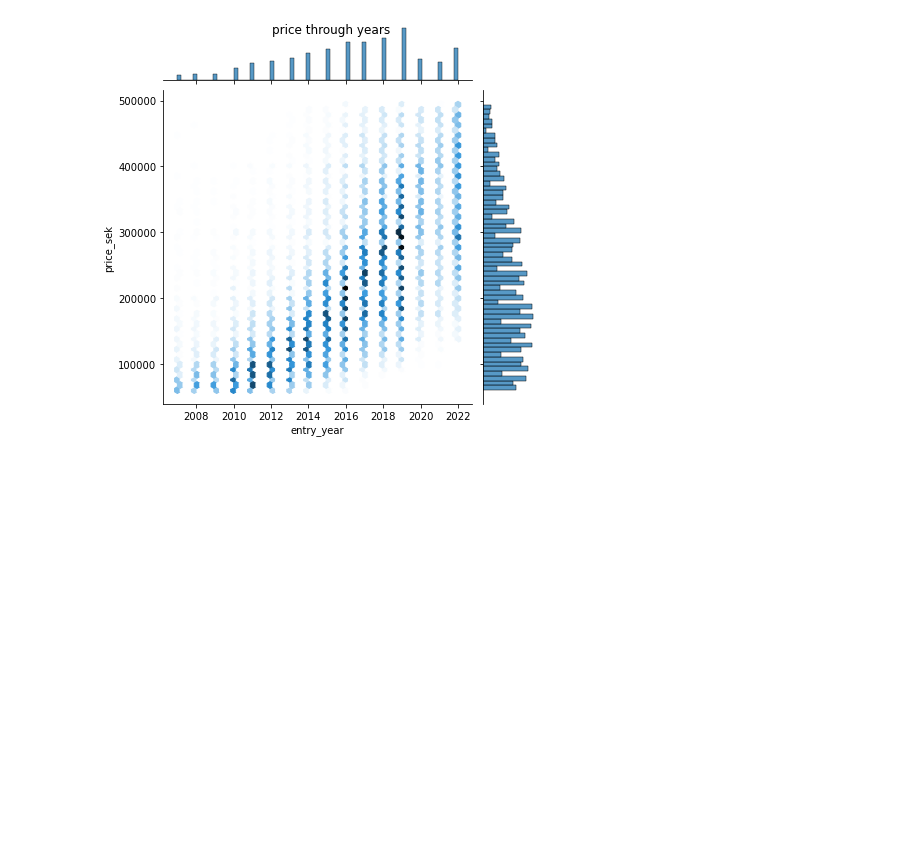
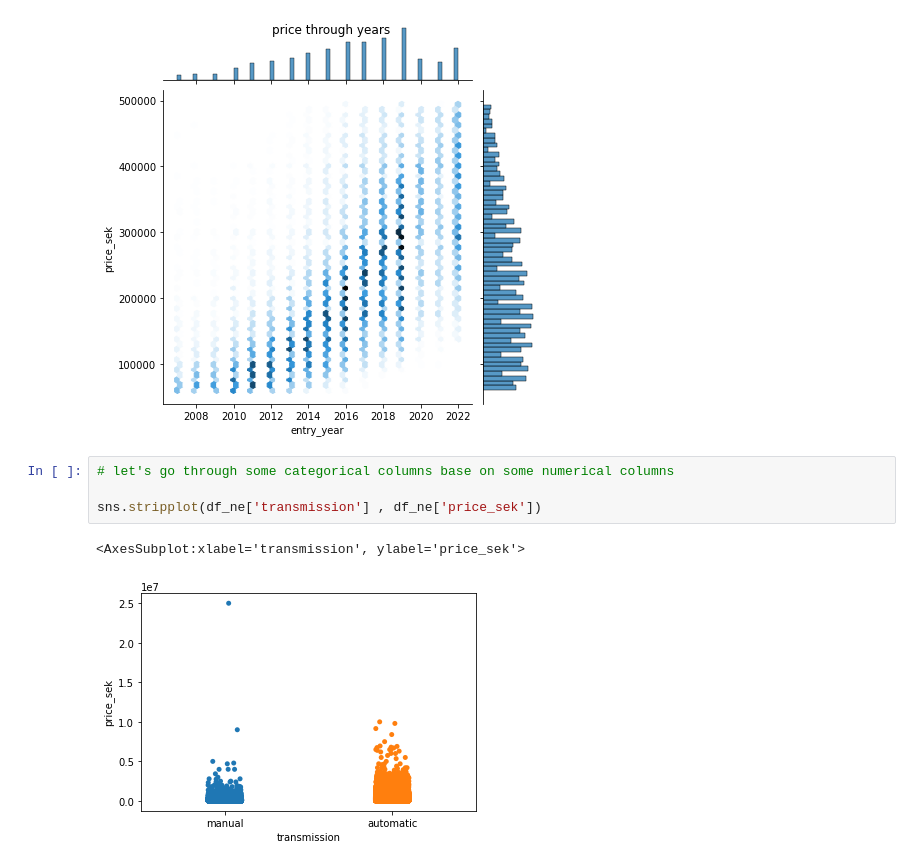
Before and after one commit to javadbazargan/EDA_statistical_tests_on_used_cars, a Jupyter notebook: eda_sta_used_car.ipynb, the cells around one changed output. Cells and saved outputs as stored; diff of their text form; blank space fills up the shorter version.

Commit message:
Going through some categorical features base on numerical columns using striopplot

```diff
--- a/eda_sta_used_car.ipynb
+++ b/eda_sta_used_car.ipynb
@@ -348,3 +348,10 @@ use them rather than selling , of course.
 # %% [output]
 ' beautiful plot "price through years" depicts the older cars \nare small number with less price , The newer the cars, the higher the prices by 2018 ,\nwe have less car by entry-year after 2018 due to ...
 [figure]
+# %%
+# let's go through some categorical columns base on some numerical columns
+
+sns.stripplot(df_ne['transmission'] , df_ne['price_sek'])
+# %% [output]
+<AxesSubplot:xlabel='transmission', ylabel='price_sek'>
+[figure, added]
```
Also changed, not shown: parts of 8 cells of this notebook.
